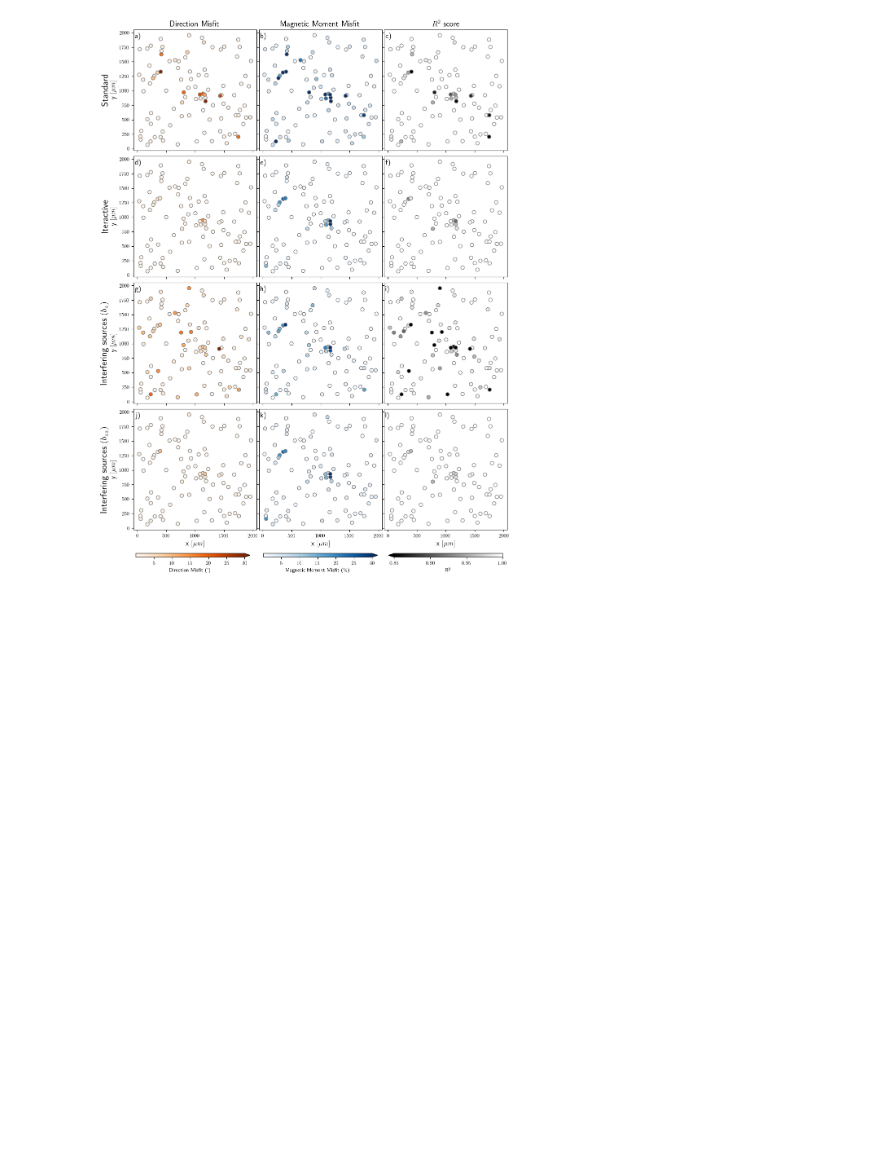
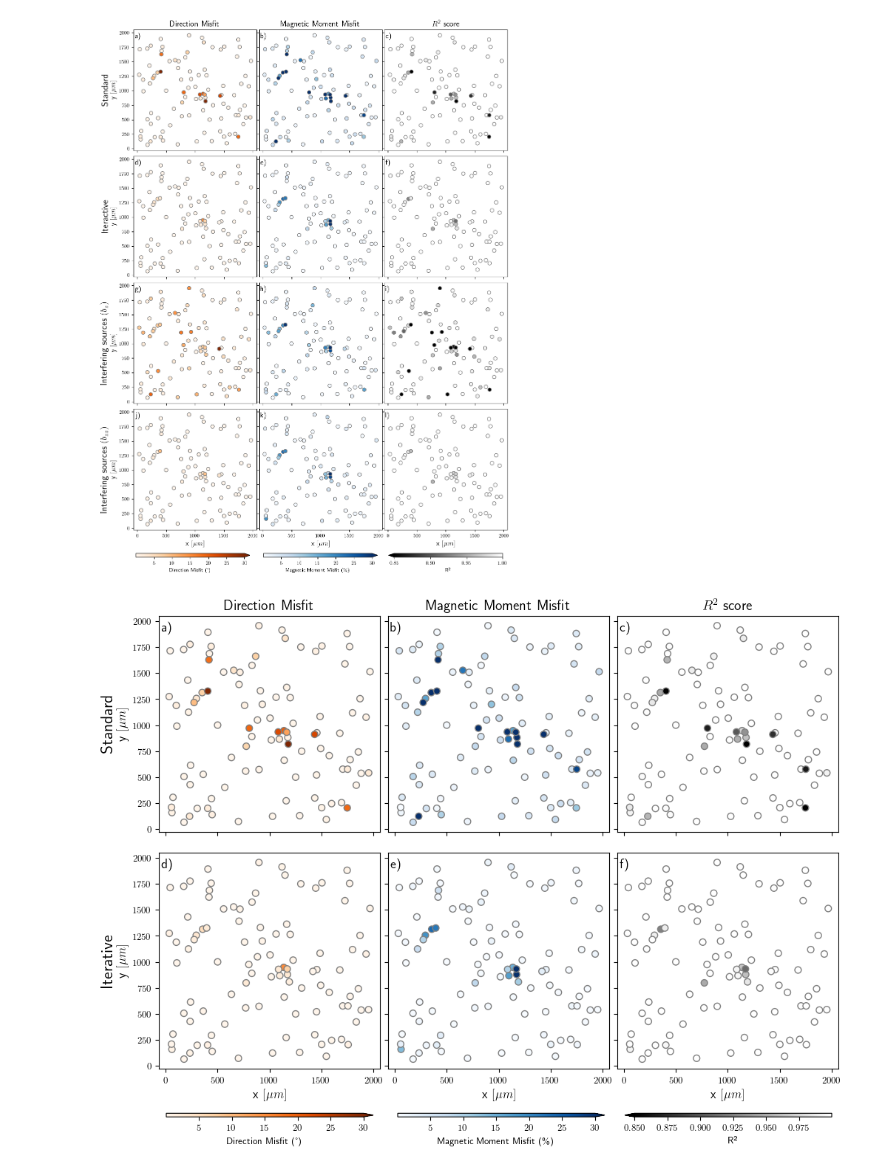
Before and after one commit to compgeolab/micromag-interfering-sources, a Jupyter notebook: code/Synthetic-2-new.ipynb, the cells around one changed output. Drawn from its saved outputs; the diff is of its cells as text; code cells hidden in the pictures; blank space fills up the shorter version.

Commit message:
Generate real data comparion figure

```diff
--- a/code/Synthetic-2-new.ipynb
+++ b/code/Synthetic-2-new.ipynb
@@ -1806,3 +1806,60 @@ with plt.rc_context(mpl_rc):
 plt.show()
 # %% [output]
 [figure]
+# %%
+mpl_rc = {"text.usetex": True, "font.family": "serif", "font.size": 9}
+with plt.rc_context(mpl_rc):
+
+    fig, axes = plt.subplots(2, 3, figsize=(10, 7), sharey="row", sharex='col')
+    axes = axes.ravel()
+    cbar_kwargs = dict(orientation="horizontal", aspect=40, pad=0.05, shrink=0.9)
+
+    scale = 30
+    ax = axes[0]
+    # ax.set_title("Standard", fontsize=16)
+    ax.set_title("Direction Misfit", fontsize=14)
+    tmp = ax.scatter(*positions[:2], c=direction_misfit, s=40, cmap="Oranges", vmax=scale, edgecolor='gray')
+
+    ax = axes[3]
+    # ax.set_title("Iteractive", fontsize=16)
+    tmp = ax.scatter(*positions_itr[:2], c=direction_misfit_itr_euler, s=40, cmap="Oranges", vmax=scale, edgecolor='gray')
+    fig.colorbar(tmp, **cbar_kwargs, label="Direction Misfit (°)", cax=fig.add_axes([0.085, -0.015, 0.28, 0.007]), extend='max')
+
+
+
+
+    scale = 30
+    ax = axes[1]
+    ax.set_title("Magnetic Moment Misfit", fontsize=14)
+    tmp = ax.scatter(*positions[:2], c=magnetic_moment_misfit, s=40, cmap="Blues", vmax=scale, edgecolor='gray')
+
+    ax = axes[4]
+    tmp = ax.scatter(*positions_itr[:2], c=magnetic_moment_misfit_itr_euler, s=40, cmap="Blues", vmax=scale, edgecolor='gray')
+    fig.colorbar(tmp, **cbar_kwargs, label=r"Magnetic Moment Misfit (\%)", cax=fig.add_axes([0.398, -0.015, 0.28, 0.007]), extend='max')
+
+
+    scale = 0.85
+    ax = axes[2]
+    ax.set_title("$R^2$ score", fontsize=14)
+    tmp = ax.scatter(*positions[:2], c=calculated_r2, s=40, cmap="gray", vmin=scale, edgecolor='gray')
+
+    ax = axes[5]
+    tmp = ax.scatter(*positions_itr[:2], c=calculated_r2_itr_euler, s=40, cmap="gray", vmin=scale, edgecolor='gray')
+    fig.colorbar(tmp, **cbar_kwargs, label="R²", cax=fig.add_axes([0.705, -0.015, 0.28, 0.007]), extend='min')
+
+    for ax, letter in zip(axes, "a b c d e f g h i j k l".split()):
+        ax.text(0.01, 0.93, f"{letter})", transform=ax.transAxes, fontsize=13)
+        ax.set_aspect("equal")
+
+    axes[0].set_ylabel(r'\fontsize{16}{0}\selectfont{Standard}'+'\n'+r'y $[\mu m]$', fontsize=12)
+    axes[3].set_ylabel(r'\fontsize{16}{0}\selectfont{Iterative}'+'\n'+r'y $[\mu m]$', fontsize=12)
+
+    axes[3].set_xlabel(r'x $[\mu m]$', fontsize=12)
+    axes[4].set_xlabel(r'x $[\mu m]$', fontsize=12)
+    axes[5].set_xlabel(r'x $[\mu m]$', fontsize=12)
+
+    plt.tight_layout(pad=0, h_pad=0.0, w_pad=0.0)
+    fig.savefig(fig_dir / "inversion-comparion-2.png", dpi=300, facecolor='w', bbox_inches='tight')
+plt.show()
+# %% [output]
+[figure, added]
```
Also changed, not shown: parts of 10 cells of this notebook, 5 other files.
